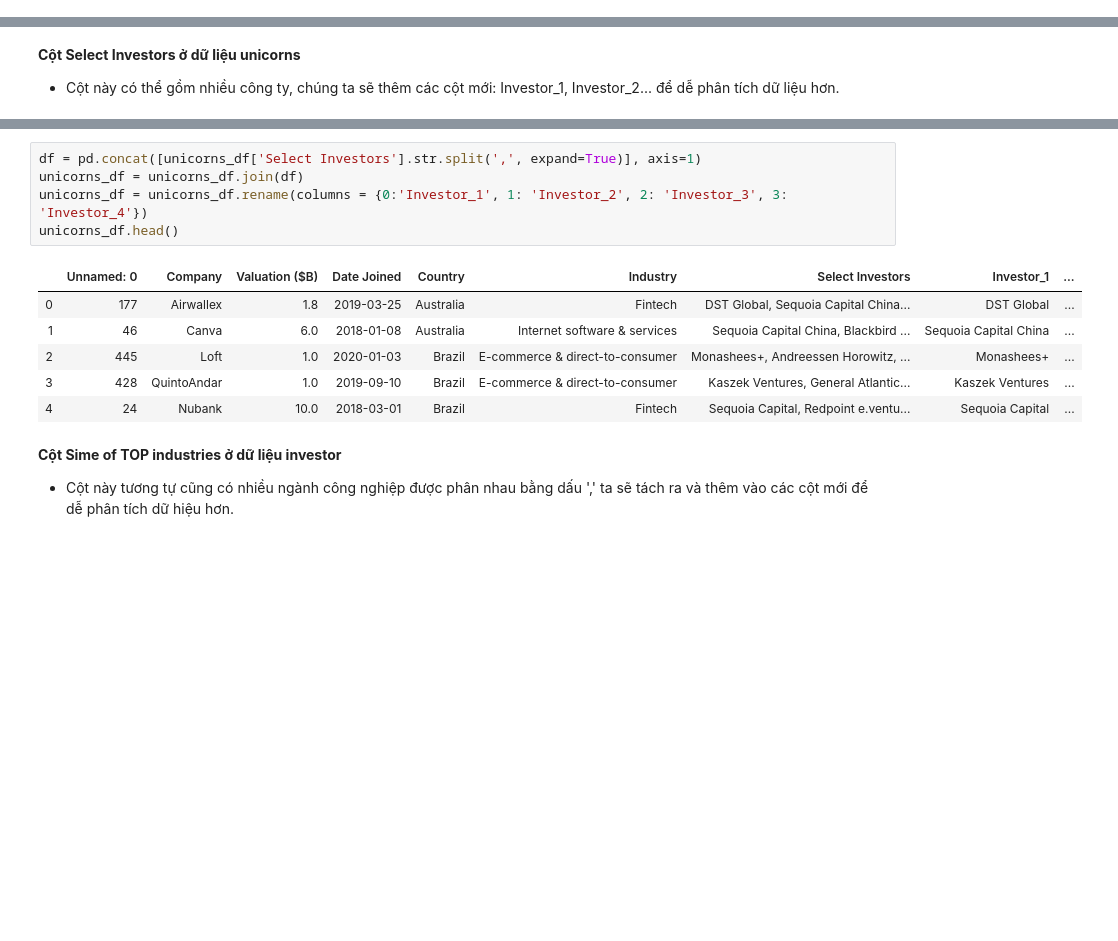
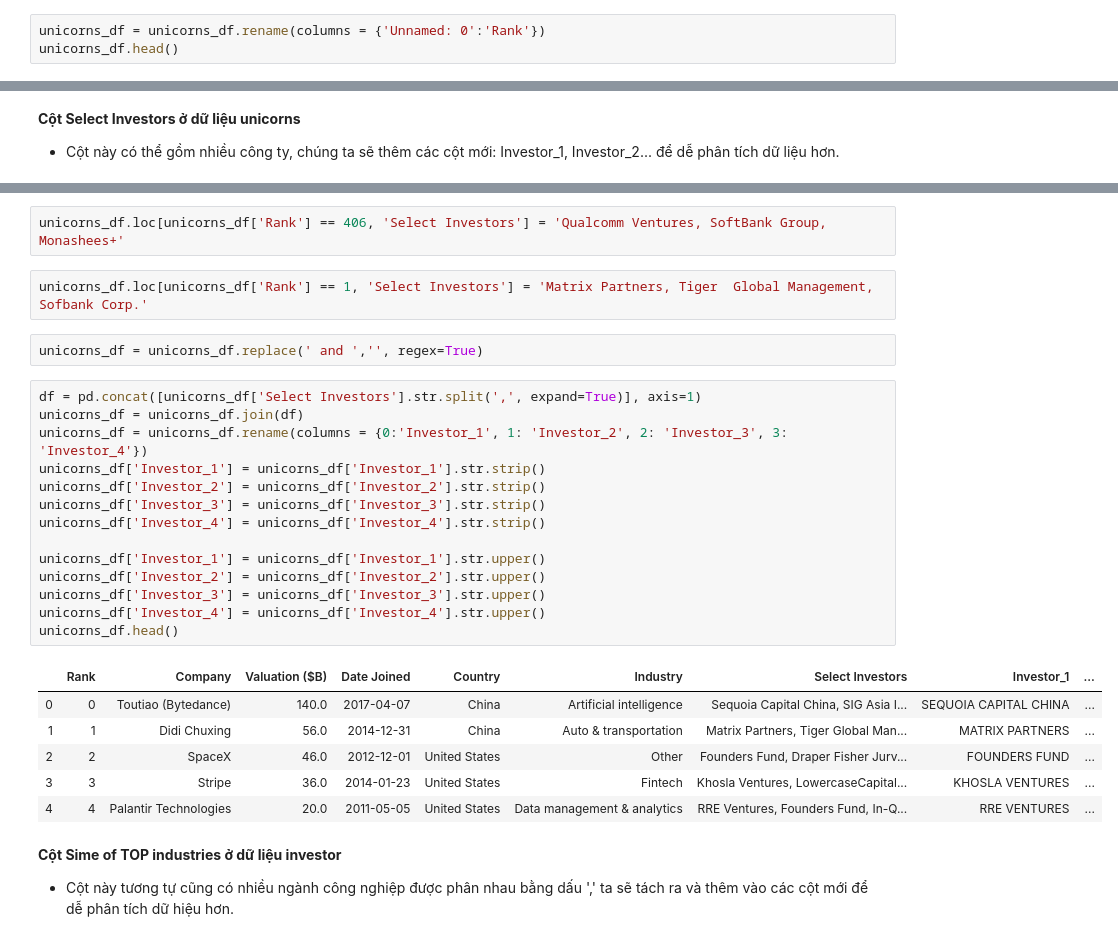
Before and after one commit to ethanol1310/Final_DSProgramming, a Jupyter notebook: 1712689-HuynhNgocQuan.ipynb, the cells around one changed output, grey strips where cells are left out. Saved outputs shown, nothing was run; the diff lists cells and outputs as text; blank space fills up the shorter version.

```diff
--- a/1712689-HuynhNgocQuan.ipynb
+++ b/1712689-HuynhNgocQuan.ipynb
@@ -109,3 +109,6 @@ Dữ liệu gồm 449 dòng và 6 cột:
 - Cả 6 cột đều có kiểu dữ liệu là object, nhưng ta nhận thấy ở cột thứ 2 kiểu dữ liệu nên là numerical, và cột thứ 3 là datetime. Ta sẽ tiền xử lý ở bước sau.
 # %% [markdown]
 ### 1.2.1.2 Tiền xử lý
+# %%
+unicorns_df = unicorns_df.rename(columns = {'Unnamed: 0':'Rank'})
+unicorns_df.head()
@@ -484,15 +522,30 @@ investor_df.head()
+# %%
+unicorns_df.loc[unicorns_df['Rank'] == 406, 'Select Investors'] = 'Qualcomm Ventures, SoftBank Group, Monashees+'
+# %%
+unicorns_df.loc[unicorns_df['Rank'] == 1, 'Select Investors'] = 'Matrix Partners, Tiger  Global Management, Sofbank Corp.'
+# %%
+unicorns_df = unicorns_df.replace(' and ','', regex=True)
 # %%
 df = pd.concat([unicorns_df['Select Investors'].str.split(',', expand=True)], axis=1)
 unicorns_df = unicorns_df.join(df)
 unicorns_df = unicorns_df.rename(columns = {0:'Investor_1', 1: 'Investor_2', 2: 'Investor_3', 3: 'Investor_4'})
+unicorns_df['Investor_1'] = unicorns_df['Investor_1'].str.strip()
+unicorns_df['Investor_2'] = unicorns_df['Investor_2'].str.strip()
+unicorns_df['Investor_3'] = unicorns_df['Investor_3'].str.strip()
+unicorns_df['Investor_4'] = unicorns_df['Investor_4'].str.strip()
+
+unicorns_df['Investor_1'] = unicorns_df['Investor_1'].str.upper()
+unicorns_df['Investor_2'] = unicorns_df['Investor_2'].str.upper()
+unicorns_df['Investor_3'] = unicorns_df['Investor_3'].str.upper()
+unicorns_df['Investor_4'] = unicorns_df['Investor_4'].str.upper()
 unicorns_df.head()
 # %% [output]
-|  | Unnamed: 0 | Company | Valuation ($B) | Date Joined | Country | Industry | Select Investors | Investor_1 | ... |
-| 0 | 177 | Airwallex | 1.8 | 2019-03-25 | Australia | Fintech | DST Global, Sequoia Capital China... | DST Global | ... |
-| 1 | 46 | Canva | 6.0 | 2018-01-08 | Australia | Internet software & services | Sequoia Capital China, Blackbird ... | Sequoia Capital China | ... |
-| 2 | 445 | Loft | 1.0 | 2020-01-03 | Brazil | E-commerce & direct-to-consumer | Monashees+, Andreessen Horowitz, ... | Monashees+ | ... |
-| 3 | 428 | QuintoAndar | 1.0 | 2019-09-10 | Brazil | E-commerce & direct-to-consumer | Kaszek Ventures, General Atlantic... | Kaszek Ventures | ... |
-| 4 | 24 | Nubank | 10.0 | 2018-03-01 | Brazil | Fintech | Sequoia Capital, Redpoint e.ventu... | Sequoia Capital | ... |
+|  | Rank | Company | Valuation ($B) | Date Joined | Country | Industry | Select Investors | Investor_1 | ... |
+| 0 | 0 | Toutiao (Bytedance) | 140.0 | 2017-04-07 | China | Artificial intelligence | Sequoia Capital China, SIG Asia I... | SEQUOIA CAPITAL CHINA | ... |
+| 1 | 1 | Didi Chuxing | 56.0 | 2014-12-31 | China | Auto & transportation | Matrix Partners, Tiger Global Man... | MATRIX PARTNERS | ... |
+| 2 | 2 | SpaceX | 46.0 | 2012-12-01 | United States | Other | Founders Fund, Draper Fisher Jurv... | FOUNDERS FUND | ... |
+| 3 | 3 | Stripe | 36.0 | 2014-01-23 | United States | Fintech | Khosla Ventures, LowercaseCapital... | KHOSLA VENTURES | ... |
+| 4 | 4 | Palantir Technologies | 20.0 | 2011-05-05 | United States | Data management & analytics | RRE Ventures, Founders Fund, In-Q... | RRE VENTURES | ... |
 # %% [markdown]
 **Cột Sime of TOP industries ở dữ liệu investor**
 - Cột này tương tự cũng có nhiều ngành công nghiệp được phân nhau bằng dấu ',' ta sẽ tách ra và thêm vào các cột mới để dễ phân tích dữ hiệu hơn.
```
Also changed, not shown: parts of 34 cells of this notebook.
